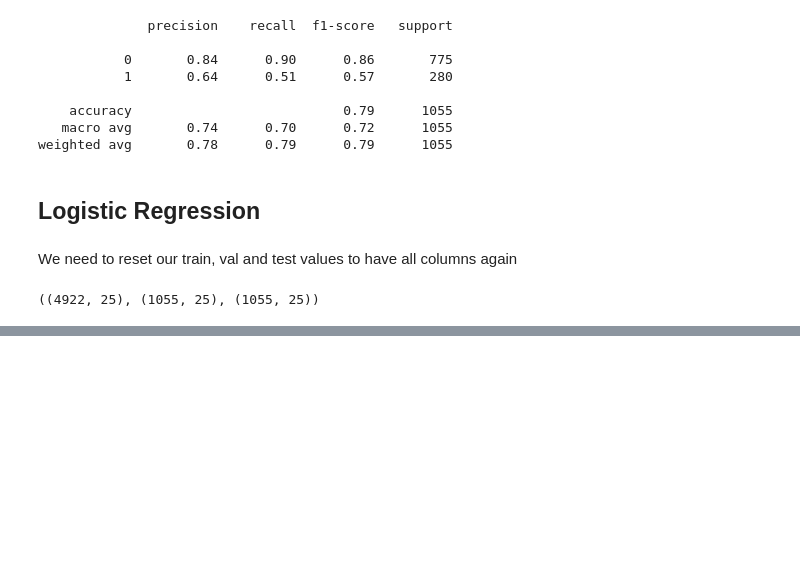
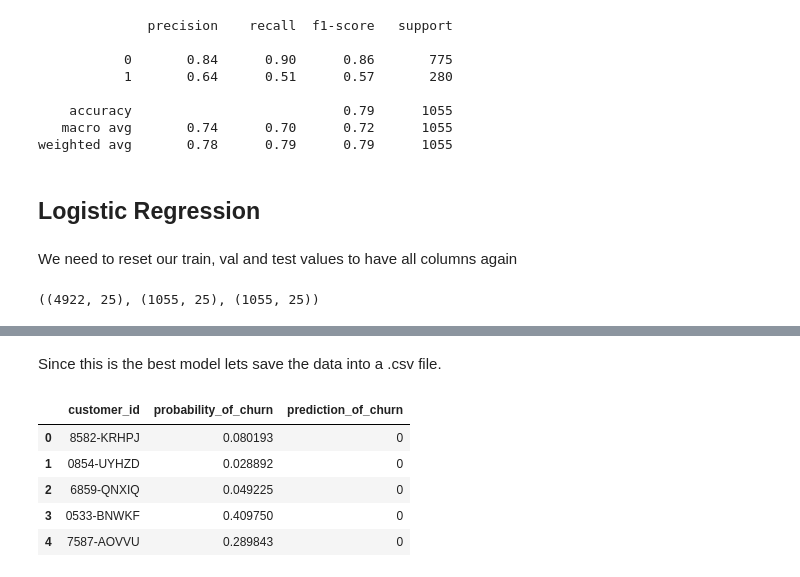
Before and after one commit to nickpedri/Classification-Project, a Jupyter notebook: Final Report.ipynb, the cells around one changed output, grey strips where cells are left out. Cells and saved outputs as stored; diff of their text form; code cells hidden in the pictures; blank space fills up the shorter version.

```diff
--- a/Final Report.ipynb
+++ b/Final Report.ipynb
@@ -746,0 +866,18 @@ train.shape, val.shape, test.shape
+# %% [markdown]
+Since this is the best model lets save the data into a .csv file.
+# %%
+probability = pd.DataFrame(logic_prob)  # creates dataframe of probability
+
+# create dataframe using dictionary
+predictions = pd.DataFrame({'customer_id':list(customer_id_test),
+                            'probability_of_churn':probability[1],
+                            'prediction_of_churn':logic})
+# %%
+predictions.head()
+# %% [output]
+|  | customer_id | probability_of_churn | prediction_of_churn |
+| 0 | 8582-KRHPJ | 0.080193 | 0 |
+| 1 | 0854-UYHZD | 0.028892 | 0 |
+| 2 | 6859-QNXIQ | 0.049225 | 0 |
+| 3 | 0533-BNWKF | 0.409750 | 0 |
+| 4 | 7587-AOVVU | 0.289843 | 0 |
```
Also changed, not shown: parts of 26 cells of this notebook, 1 other file.
